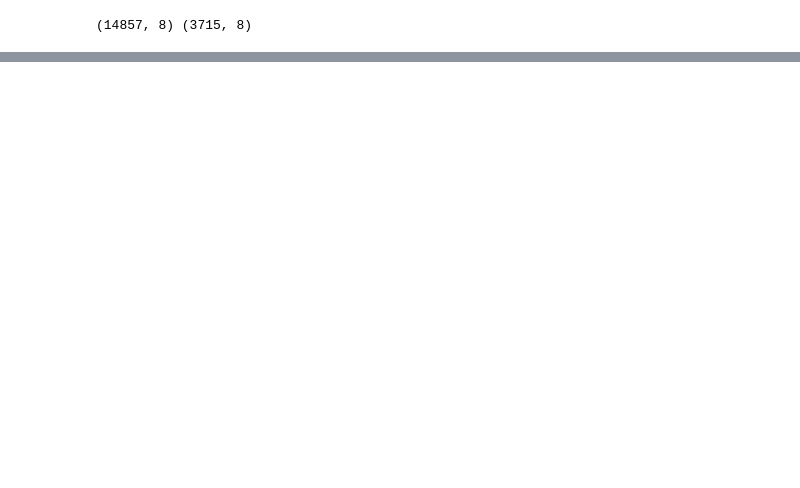
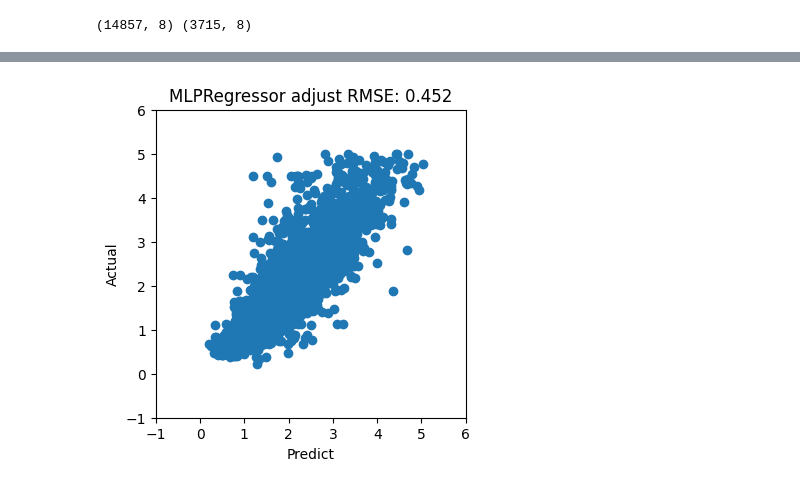
Before and after one commit to higak926/djp, a Jupyter notebook: work/regression.ipynb, the cells around one changed output, grey strips where cells are left out. Cells and saved outputs as stored; diff of their text form; code cells hidden in the pictures; blank space fills up the shorter version.

Commit message:
refactor: remove unnecessary comment and add adjust modeling

```diff
--- a/work/regression.ipynb
+++ b/work/regression.ipynb
@@ -116,9 +119,11 @@ from sklearn.metrics import root_mean_squared_error
 
 lr_pred = lr.predict(X_train)
 nn_pred = nn.predict(X_train)
+nn_ad_pred = nn_ad.predict(X_train)
 
 lr_rmse = root_mean_squared_error(y_train, lr_pred)
 nn_rmse = root_mean_squared_error(y_train, nn_pred)
+nn_ad_rmse = root_mean_squared_error(y_train, nn_ad_pred)
 
 print(f'LinearRegression RMSE:{lr_rmse}')
 print(f'MLPRegressor RMSE:{nn_rmse}')
@@ -149,0 +155,11 @@ plt.show()
+# %%
+plt.figure(figsize=(4,4))
+plt.xlim(-1, 6)
+plt.ylim(-1, 6)
+plt.plot(nn_ad.predict(X_test), y_test, 'o')
+plt.xlabel('Predict')
+plt.ylabel('Actual')
+plt.title('MLPRegressor adjust RMSE: {:.3f}'.format(nn_ad_rmse))
+plt.show()
+# %% [output]
+[figure, added]
```
Also changed, not shown: parts of 6 cells of this notebook, 1 other file.
